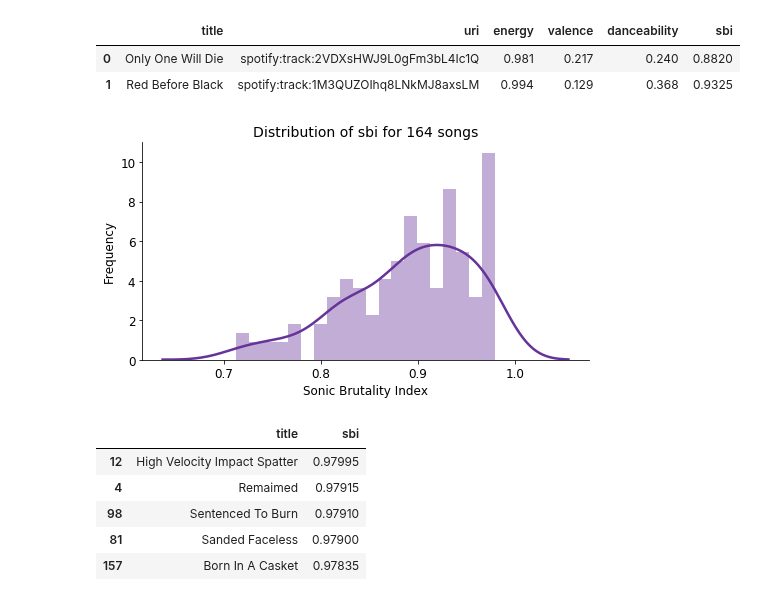
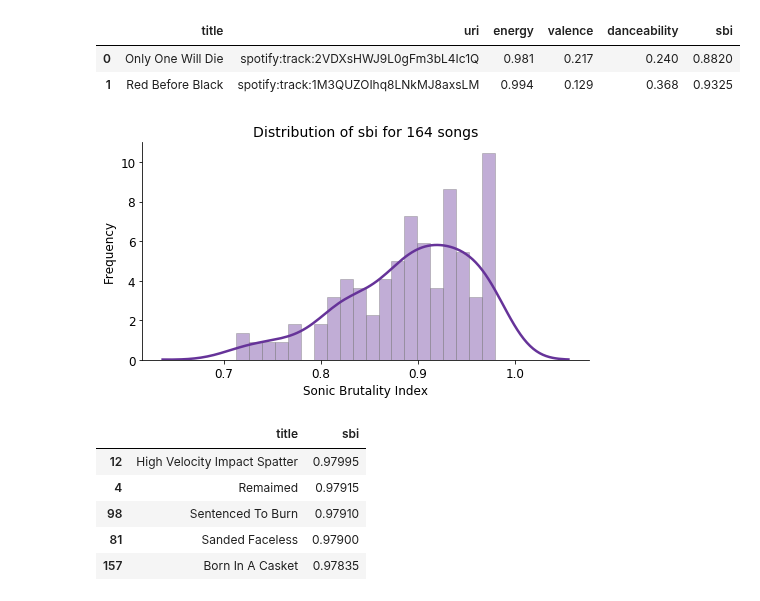
Before and after one commit to rbuerki/most-brutal-cannibal-corpse, a Jupyter notebook: 1-Audio-Analysis.ipynb, the cells around one changed output. Cells and saved outputs as stored; diff of their text form; code cells hidden in the pictures.

Commit message:
change style of graphs

```diff
--- a/1-Audio-Analysis.ipynb
+++ b/1-Audio-Analysis.ipynb
@@ -254,13 +255,13 @@ display(song_data.head(2))
 | 1 | Red Before Black | spotify:track:1M3QUZOIhq8LNkMJ8axsLM | 0.994 | 0.129 | 0.368 | 0.9325 |
 # %%
 fig, ax = plt.subplots(figsize=(8,4))
-sns.distplot(song_data['sbi'], bins=20, label="Sonic Brutaliy Index")
+sns.distplot(song_data['sbi'], bins=20, hist_kws={'edgecolor': 'grey'})
 
 ax.set_title('Distribution of sbi for 164 songs', fontsize=14)
 ax.set_xlabel('Sonic Brutality Index', fontsize='large')
 ax.set_ylabel('Frequency', fontsize='large');
 # %% [output]
-[figure, old version]
+[figure, new version]
 # %%
 song_data[['title', 'sbi']].nlargest(5, 'sbi')
 # %% [output]
```
Also changed, not shown: parts of 4 cells of this notebook.
